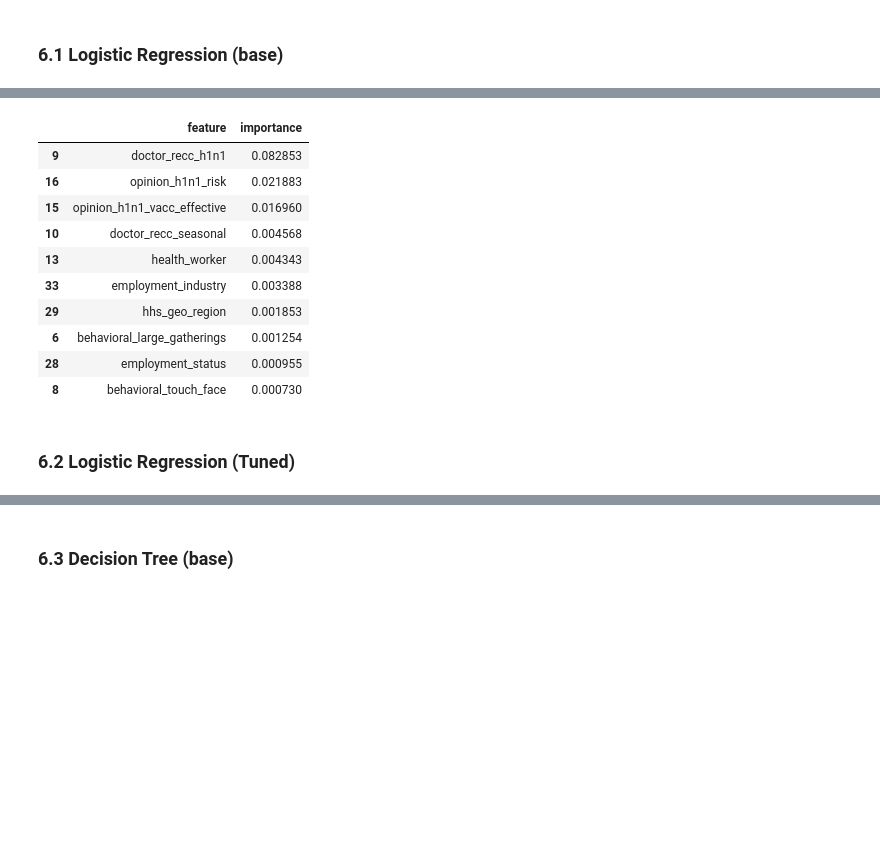
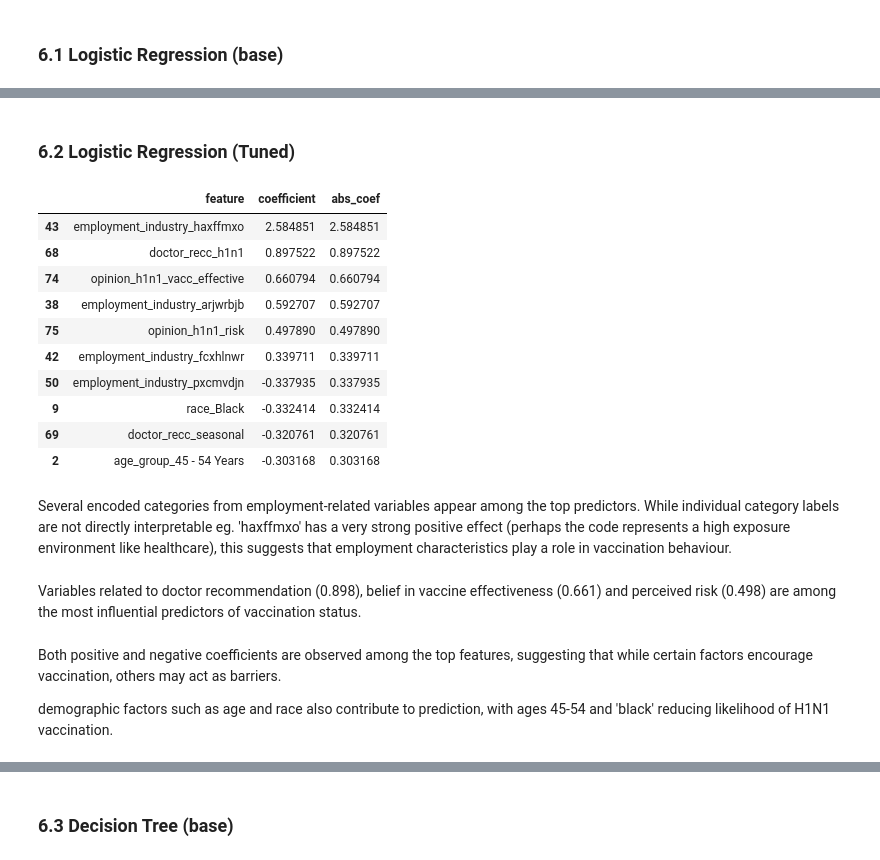
Before and after one commit to just-mawi/Phase-3-Project, a Jupyter notebook: index.ipynb, the cells around one changed output, grey strips where cells are left out. Cells and saved outputs as stored; diff of their text form; code cells hidden in the pictures; blank space fills up the shorter version.

Commit message:
add Findings and Recommendations

```diff
--- a/index.ipynb
+++ b/index.ipynb
@@ -304,29 +358,0 @@ y_prob_log = logreg_smote_model.predict_proba(X_test)[:, 1]
-# %%
-result_log = permutation_importance(
-    logreg_smote_model,
-    X_test,
-    y_test,
-    n_repeats=10,
-    random_state=42,
-    n_jobs=-1
-)
-
-# Put into dataframe
-perm_importance = pd.DataFrame({
-    'feature': X_test.columns,
-    'importance': result_log.importances_mean
-}).sort_values(by='importance', ascending=False)
-
-perm_importance.head(10)
-# %% [output]
-|  | feature | importance |
-| 9 | doctor_recc_h1n1 | 0.082853 |
-| 16 | opinion_h1n1_risk | 0.021883 |
-| 15 | opinion_h1n1_vacc_effective | 0.016960 |
-| 10 | doctor_recc_seasonal | 0.004568 |
-| 13 | health_worker | 0.004343 |
-| 33 | employment_industry | 0.003388 |
-| 29 | hhs_geo_region | 0.001853 |
-| 6 | behavioral_large_gatherings | 0.001254 |
-| 28 | employment_status | 0.000955 |
-| 8 | behavioral_touch_face | 0.000730 |
@@ -354,3 +382,48 @@ best_log_model = grid_log.best_estimator_
+# %%
+# The top predictors
+
+preprocessor = best_log_model.named_steps['preprocessor']
+cat_features = preprocessor.named_transformers_['cat']['onehot'].get_feature_names(
+    preprocessor.transformers_[0][2]
+)
+
+num_features = preprocessor.transformers_[1][2]
+
+
+# Combine feature names
+feature_names = list(cat_features) + list(num_features)
+
+coefficients = best_log_model.named_steps['classifier'].coef_[0]
+
+feature_importance = pd.DataFrame({
+    'feature': feature_names,
+    'coefficient': coefficients
+})
+
+feature_importance['abs_coef'] = feature_importance['coefficient'].abs()
+feature_importance = feature_importance.sort_values(by='abs_coef', ascending=False)
+
+feature_importance.head(10)
+# %% [output]
+|  | feature | coefficient | abs_coef |
+| 43 | employment_industry_haxffmxo | 2.584851 | 2.584851 |
+| 68 | doctor_recc_h1n1 | 0.897522 | 0.897522 |
+| 74 | opinion_h1n1_vacc_effective | 0.660794 | 0.660794 |
+| 38 | employment_industry_arjwrbjb | 0.592707 | 0.592707 |
+| 75 | opinion_h1n1_risk | 0.497890 | 0.497890 |
+| 42 | employment_industry_fcxhlnwr | 0.339711 | 0.339711 |
+| 50 | employment_industry_pxcmvdjn | -0.337935 | 0.337935 |
+| 9 | race_Black | -0.332414 | 0.332414 |
+| 69 | doctor_recc_seasonal | -0.320761 | 0.320761 |
+| 2 | age_group_45 - 54 Years | -0.303168 | 0.303168 |
+# %% [markdown]
+Several encoded categories from employment-related variables appear among the top predictors. While individual category labels are not directly interpretable eg. 'haxffmxo' has a very strong positive effect (perhaps the code represents a high exposure environment like healthcare), this suggests that employment characteristics play a role in vaccination behaviour.
+# %% [markdown]
+Variables related to doctor recommendation (0.898), belief in vaccine effectiveness (0.661) and perceived risk (0.498) are among the most influential predictors of vaccination status.
+# %% [markdown]
+Both positive and negative coefficients are observed among the top features, suggesting that while certain factors encourage vaccination, others may act as barriers.
+
+demographic factors such as age and race also contribute to prediction, with ages 45-54 and 'black' reducing likelihood of H1N1 vaccination.
 # %%
 y_prob_tuned_log = best_log_model.predict_proba(X_test)[:,1]
 y_pred_tuned_log = best_log_model.predict(X_test)
```
Also changed, not shown: parts of 45 cells of this notebook.
